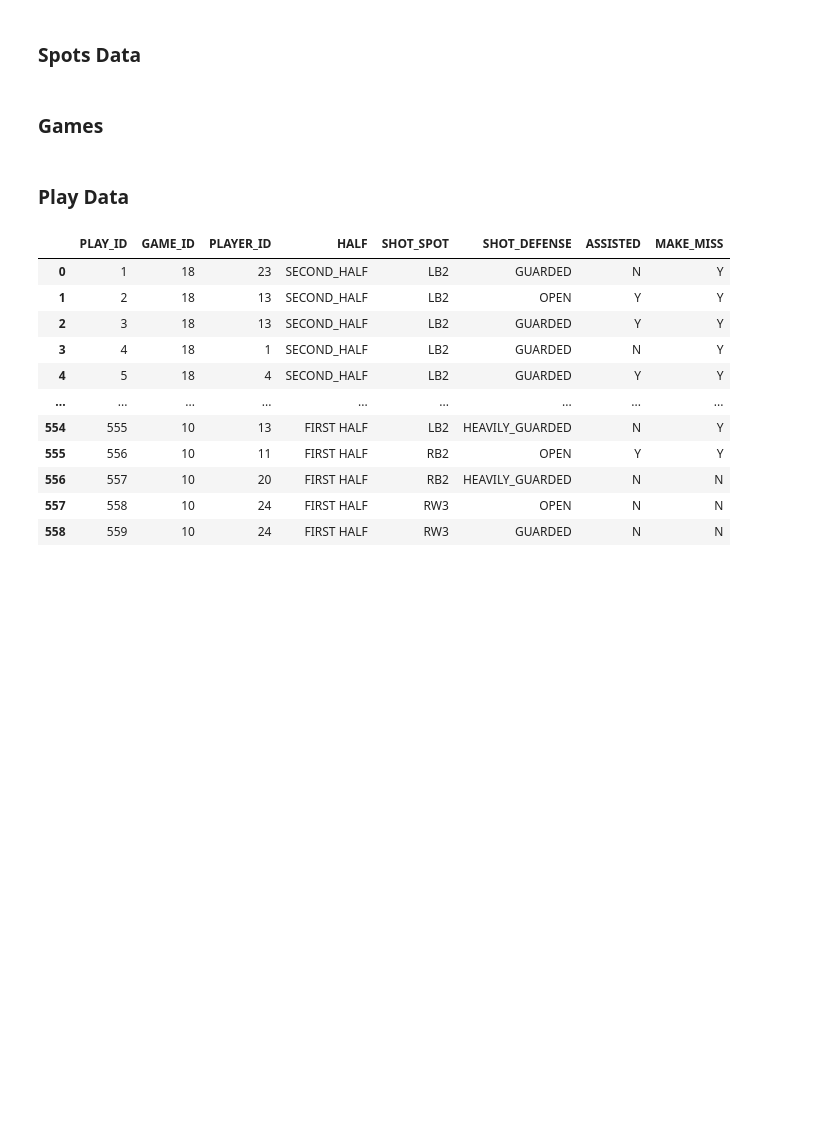
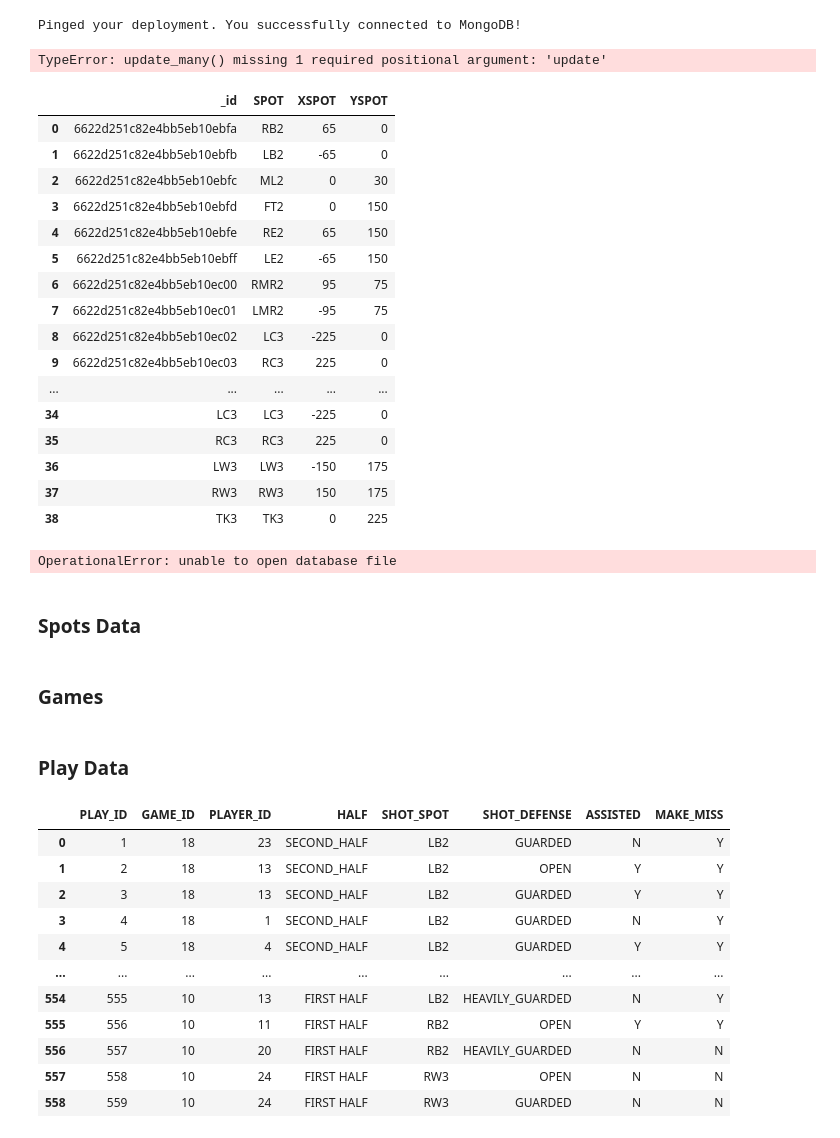
Before and after one commit to jakereckin/NDA_GBB_Stats, a Jupyter notebook: ipynb/Build_DB.ipynb, the cells around one changed output. Drawn from its saved outputs; the diff is of its cells as text; code cells hidden in the pictures; blank space fills up the shorter version.

Commit message:
major updates reversal

```diff
--- a/ipynb/Build_DB.ipynb
+++ b/ipynb/Build_DB.ipynb
@@ -10,6 +10,54 @@ import pandas as pd
 from streamlit_gsheets import GSheetsConnection
 pd.options.mode.chained_assignment = None
 import sqlite3 as sql
+# %%
+from pymongo.mongo_client import MongoClient
+from pymongo.server_api import ServerApi
+uri = f"mongodb+srv://nda-admin:{st.secrets['DB_PASSWORD']}@cluster0.jd3nwb7.mongodb.net/?retryWrites=true&w=majority&appName=Cluster0"
+# Create a new client and connect to the server
+client = MongoClient(uri, server_api=ServerApi('1'))
+# Send a ping to confirm a successful connection
+try:
+    client.admin.command('ping')
+    print("Pinged your deployment. You successfully connected to MongoDB!")
+except Exception as e:
+    print(e)
+# %% [output]
+Pinged your deployment. You successfully connected to MongoDB!
+# %%
+my_db = client['NDA_BB']
+spots_collection = my_db['SPOTS']
+spots['_id'] = spots['SPOT']
+spot_list = spots.to_dict('records')
+spots_collection.update_many(spot_list)
+my_db.list_collection_names()
+# %% [output]
+TypeError: update_many() missing 1 required positional argument: 'update'
+# %%
+spot_df = pd.DataFrame(my_db['SPOTS'].find())
+spot_df
+# %% [output]
+|  | _id | SPOT | XSPOT | YSPOT |
+| 0 | 6622d251c82e4bb5eb10ebfa | RB2 | 65 | 0 |
+| 1 | 6622d251c82e4bb5eb10ebfb | LB2 | -65 | 0 |
+| 2 | 6622d251c82e4bb5eb10ebfc | ML2 | 0 | 30 |
+| 3 | 6622d251c82e4bb5eb10ebfd | FT2 | 0 | 150 |
+| 4 | 6622d251c82e4bb5eb10ebfe | RE2 | 65 | 150 |
+| 5 | 6622d251c82e4bb5eb10ebff | LE2 | -65 | 150 |
+| 6 | 6622d251c82e4bb5eb10ec00 | RMR2 | 95 | 75 |
+| 7 | 6622d251c82e4bb5eb10ec01 | LMR2 | -95 | 75 |
+| 8 | 6622d251c82e4bb5eb10ec02 | LC3 | -225 | 0 |
+| 9 | 6622d251c82e4bb5eb10ec03 | RC3 | 225 | 0 |
+| ... | ... | ... | ... | ... |
+| 34 | LC3 | LC3 | -225 | 0 |
+| 35 | RC3 | RC3 | 225 | 0 |
+| 36 | LW3 | LW3 | -150 | 175 |
+| 37 | RW3 | RW3 | 150 | 175 |
+| 38 | TK3 | TK3 | 0 | 225 |
+# %%
+sql.connect('sqlitecloud://nda-admin:Katelyn2025!@ctepjxqaik.sqlite.cloud:8860')
+# %% [output]
+OperationalError: unable to open database file
 # %%
 def create_db():
     if os.path.exists(r'C:\Users\Jake\Documents\GitHub\NDA_GBB_Stats'):
```
Also changed, not shown: 4 other files.
